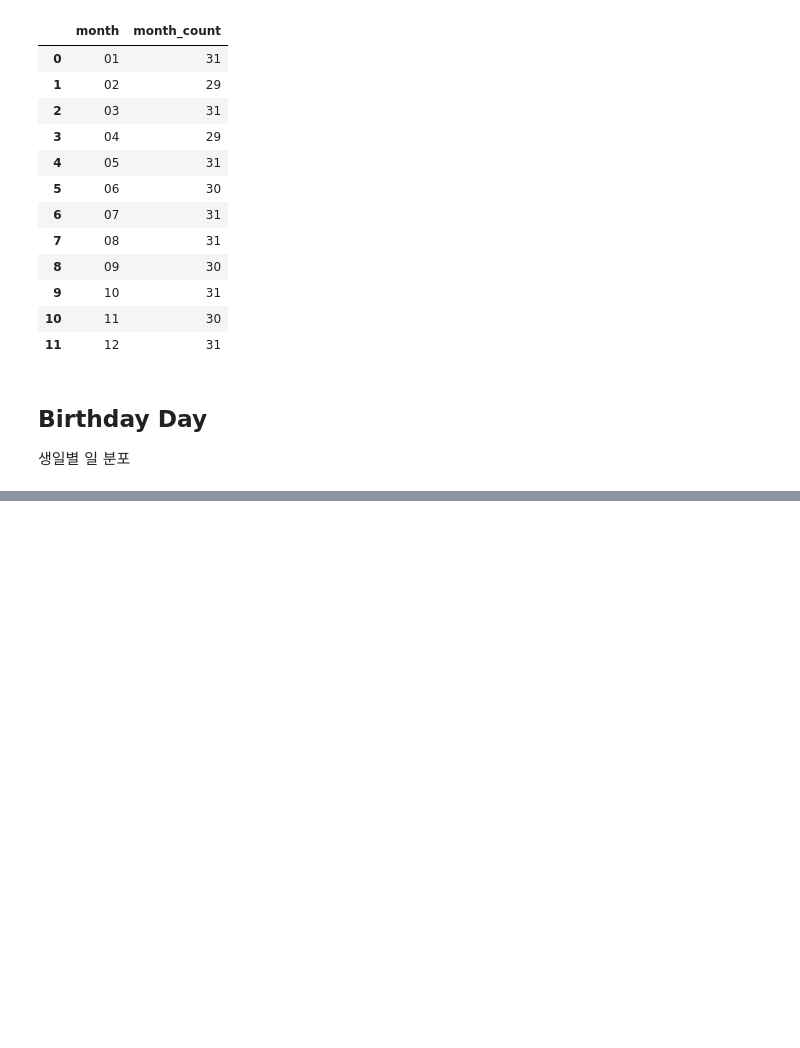
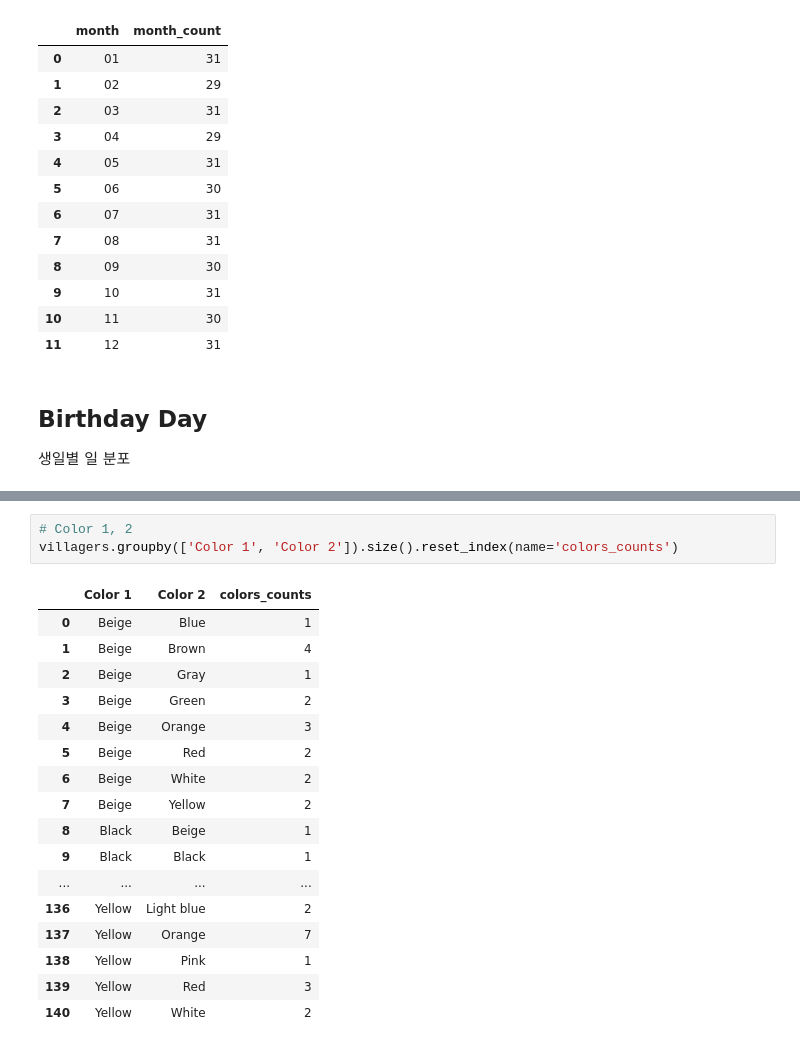
Before and after one commit to 200oki/200ok, a Jupyter notebook: da/visualization.ipynb, the cells around one changed output, grey strips where cells are left out. Drawn from its saved outputs; the diff is of its cells as text; blank space fills up the shorter version.

```diff
--- a/da/visualization.ipynb
+++ b/da/visualization.ipynb
@@ -122,0 +209,21 @@ birth.groupby(birth.birthday.str.split('-').str[1]).size().reset_index(name='day
+# %%
+# Color 1, 2
+villagers.groupby(['Color 1', 'Color 2']).size().reset_index(name='colors_counts')
+# %% [output]
+|  | Color 1 | Color 2 | colors_counts |
+| 0 | Beige | Blue | 1 |
+| 1 | Beige | Brown | 4 |
+| 2 | Beige | Gray | 1 |
+| 3 | Beige | Green | 2 |
+| 4 | Beige | Orange | 3 |
+| 5 | Beige | Red | 2 |
+| 6 | Beige | White | 2 |
+| 7 | Beige | Yellow | 2 |
+| 8 | Black | Beige | 1 |
+| 9 | Black | Black | 1 |
+| ... | ... | ... | ... |
+| 136 | Yellow | Light blue | 2 |
+| 137 | Yellow | Orange | 7 |
+| 138 | Yellow | Pink | 1 |
+| 139 | Yellow | Red | 3 |
+| 140 | Yellow | White | 2 |
```
Also changed, not shown: parts of 9 cells of this notebook.
